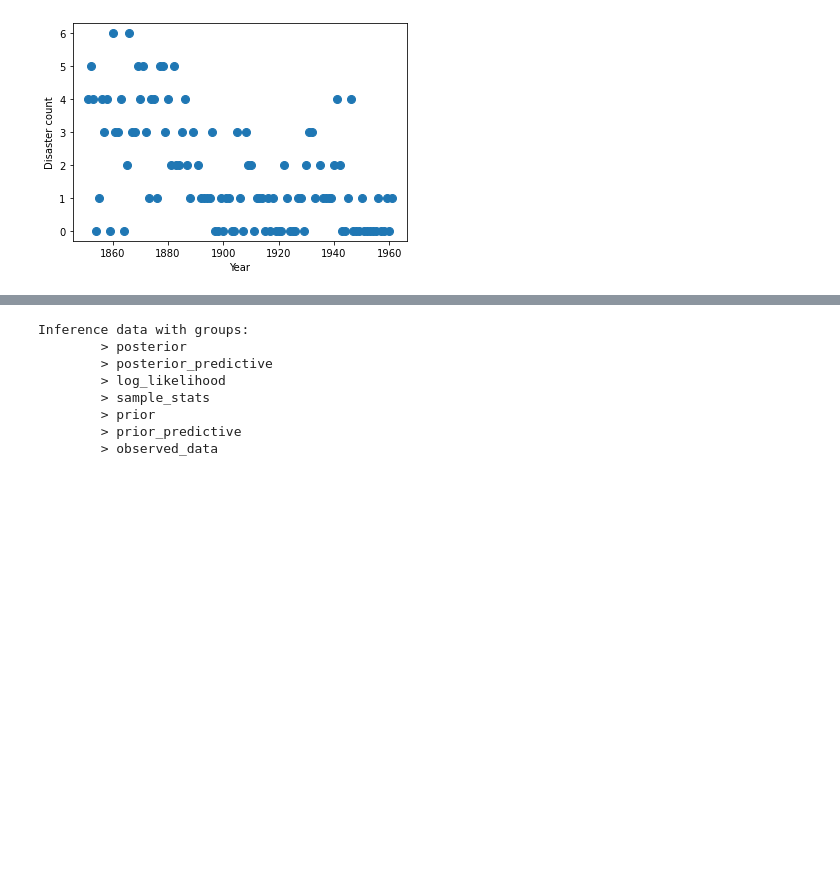
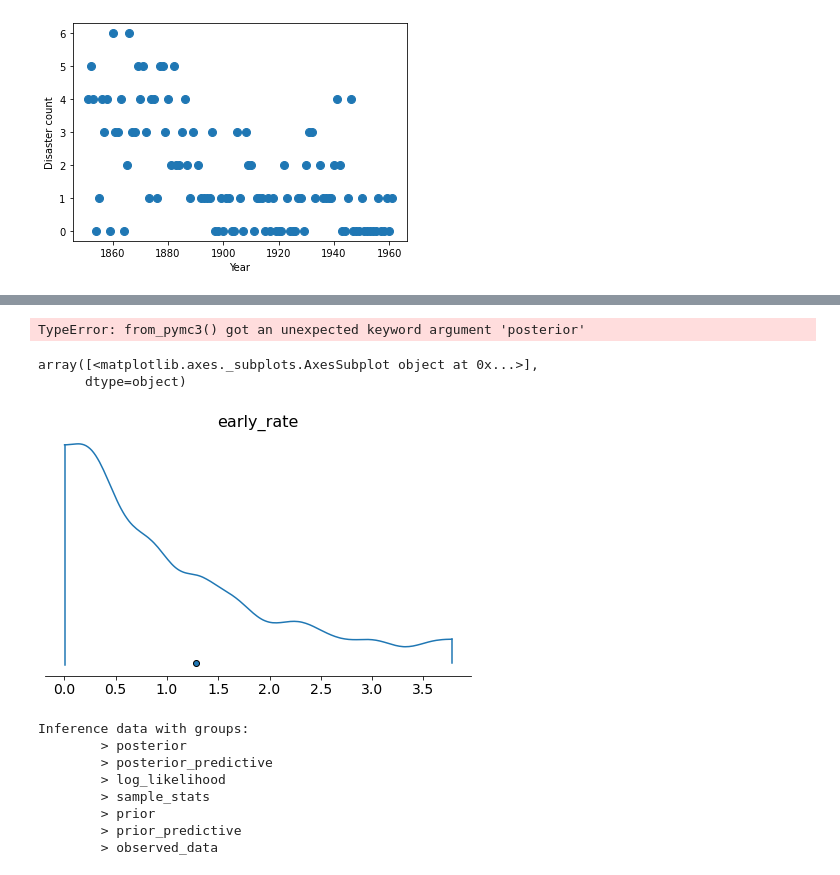
Before and after one commit to markmorrison95/Msc_Project, a Jupyter notebook: mining_disaster2.ipynb, the cells around one changed output, grey strips where cells are left out. Cells and saved outputs as stored; diff of their text form; code cells hidden in the pictures; blank space fills up the shorter version.

```diff
--- a/mining_disaster2.ipynb
+++ b/mining_disaster2.ipynb
@@ -20,0 +47,3 @@ plt.xlabel("Year");
+# %%
+data = disaster_data.replace(to_replace=disaster_data.sample(frac=.05,), value=np.nan)
+data_1 = disaster_data.replace(to_replace=disaster_data.sample(frac=.2,), value=np.nan)
@@ -29,7 +73,7 @@ with pm.Model() as disaster_model_1:
 
     rate = pm.math.switch(switchpoint >= years, early_rate, late_rate)
 
-    disasters = pm.Poisson('disasters', rate, observed=disaster_data)
+    disasters = pm.Poisson('disasters', rate, observed=data)
 # %%
 with pm.Model() as disaster_model_2:
     switchpoint = pm.DiscreteUniform('switchpoint', lower=years.min(), upper = years.max(),testval=1900)
@@ -76,10 +121,16 @@ import panel as pn
 
 with disaster_model_1:
     pm_data = az.from_pymc3(
-            trace=trace,
-            prior=prior,
-            posterior_predictive=posterior,
+            posterior = posterior_
     )
+# %% [output]
+TypeError: from_pymc3() got an unexpected keyword argument 'posterior'
+# %%
+az.plot_density(pm_data,group='prior', var_names='early_rate')
+# %% [output]
+array([<matplotlib.axes._subplots.AxesSubplot object at 0x...>],
+      dtype=object)
+[figure, added]
 # %%
 def convert_models(models=[]):
     model_data = []
```
Also changed, not shown: parts of 7 cells of this notebook, 1 other file.
